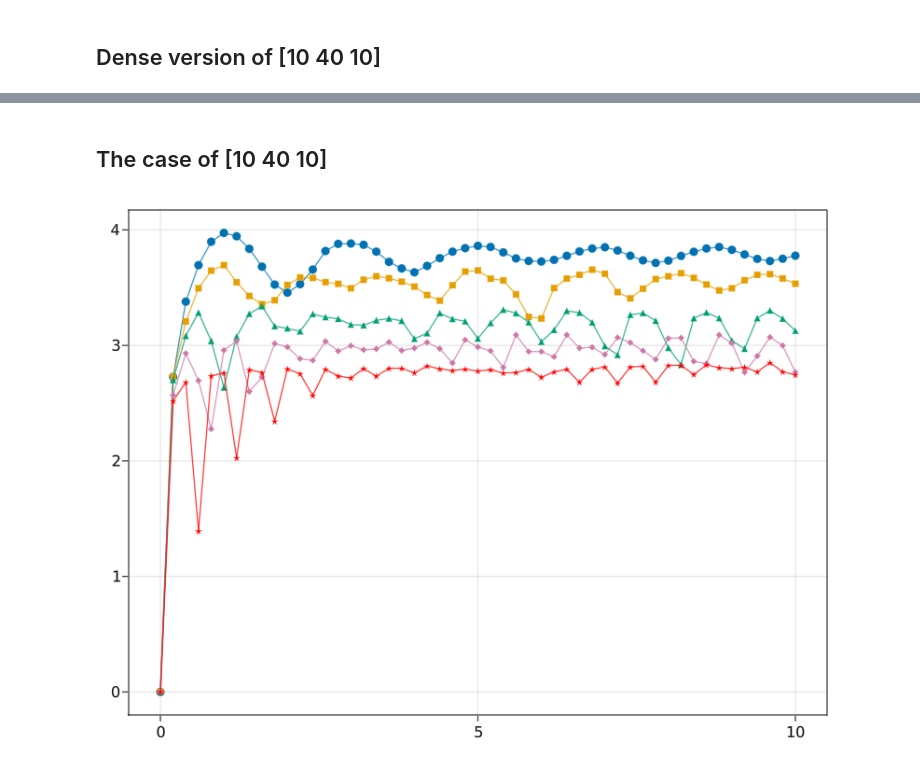
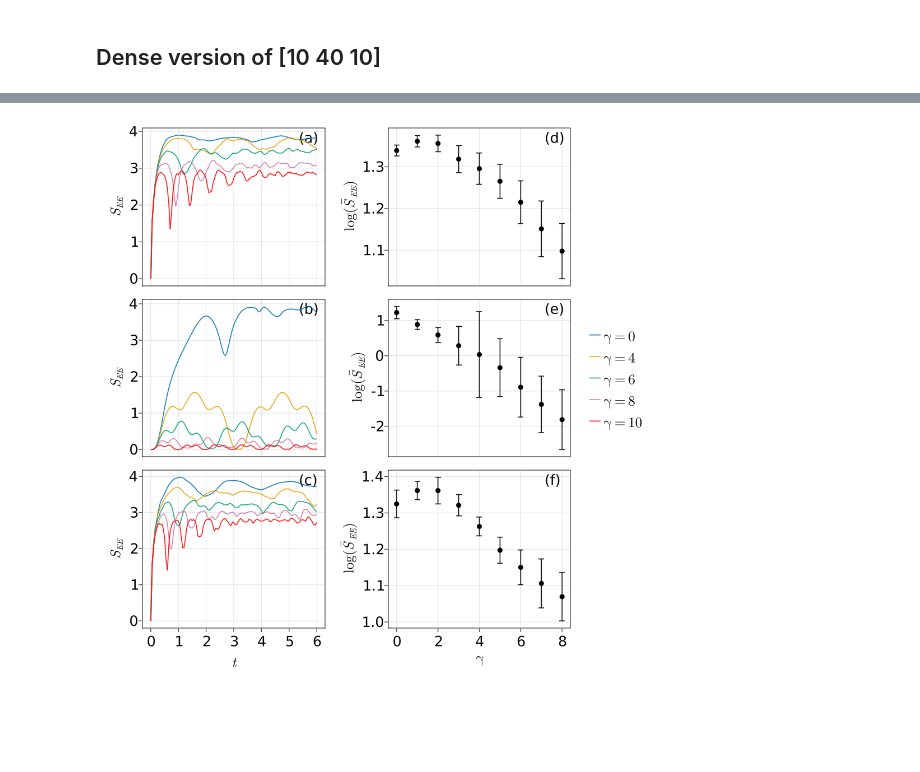
Before and after one commit to coolgas/chaos, a Jupyter notebook: generate_plots.ipynb, the cells around one changed output, grey strips where cells are left out. Drawn from its saved outputs; the diff is of its cells as text; code cells hidden in the pictures; blank space fills up the shorter version.

Commit message:
generate plot added

```diff
--- a/generate_plots.ipynb
+++ b/generate_plots.ipynb
@@ -2,4 +2,6 @@
 using GLMakie
 # %%
 ts = 0.0:0.05:6
+ts1 = 0.0:0.2:5
+gammas_new = 0.0:1:8
 # %% [output]
@@ -275,2 +189,0 @@ fig2
-# %% [markdown]
-## The case of [10 40 10]
@@ -318,10 +190,54 @@ end
-# %%
-fig3 = Figure()
-scatterlines(fig3[1,1], ts, evolEE0s_newnew, linewidth=1)
-scatterlines!(fig3[1,1], ts, evolEE4s_newnew, linewidth=1, marker=:rect)
-scatterlines!(fig3[1,1], ts, evolEE6s_newnew, linewidth=1, marker=:utriangle)
-scatterlines!(fig3[1,1], ts, evolEE8s_newnew, linewidth=1, marker=:diamond)
-scatterlines!(fig3[1,1], ts, evolEE10s_newnew,color=:red, linewidth=1, marker=:star5)
-fig3
-# %% [output]
-[figure, removed]
+# %%
+fontsize_theme = Theme(fontsize = 25)
+set_theme!(fontsize_theme)
+
+f = Figure(resolution=(1000,1000))
+ax1 = Axis(f[1,1], ylabel=L"S_{EE}")
+lines!(ax1, ts, evolEE0s, label=L"$\gamma=0$")
+lines!(ax1, ts, evolEE4s, label=L"$\gamma=4")
+lines!(ax1, ts, evolEE6s, label=L"$\gamma=6$")
+lines!(ax1, ts, evolEE8s, label=L"$\gamma=8")
+lines!(ax1, ts, evolEE10s, color="red", label=L"$\gamma=10$")
+hidexdecorations!(ax1,grid=false)
+Label(f[1, 1], "(a)", tellwidth=false, tellheight=false,valign = :top, halign = :left, padding = (280, 5, 5, 3))
+
+
+ax2 = Axis(f[2,1], ylabel=L"S_{EE}")
+lines!(ax2, ts, evolEE0s_new)
+lines!(ax2, ts, evolEE4s_new)
+lines!(ax2, ts, evolEE6s_new)
+lines!(ax2, ts, evolEE8s_new)
+lines!(ax2, ts, evolEE10s_new, color="red")
+hidexdecorations!(ax2,grid=false)
+Label(f[2, 1], "(b)", tellwidth=false, tellheight=false,valign = :top, halign = :left, padding = (280, 5, 5, 3))
+
+ax3 = Axis(f[3,1], xlabel=L"$t$", ylabel=L"S_{EE}")
+lines!(ax3, ts, evolEE0s_newnew)
+lines!(ax3, ts, evolEE4s_newnew)
+lines!(ax3, ts, evolEE6s_newnew)
+lines!(ax3, ts, evolEE8s_newnew)
+lines!(ax3, ts, evolEE10s_newnew, color="red")
+Label(f[3, 1], "(c)", tellwidth=false, tellheight=false,valign = :top, halign = :left, padding = (280, 5, 5, 3))
+
+ax4 = Axis(f[1,2], ylabel=L"\log(\bar{S}_{EE})")
+scatter!(ax4, gammas_new, log.(ave), color="black")
+errorbars!(gammas_new, log.(ave), std, whiskerwidth=10)
+hidexdecorations!(ax4,grid=false)
+Label(f[1, 2], "(d)", tellwidth=false, tellheight=false,valign = :top, halign = :left, padding = (280, 5, 5, 3))
+
+ax5 = Axis(f[2,2], ylabel=L"\log(\bar{S}_{EE})")
+scatter!(ax5, gammas_new, log.(ave_new), color="black")
+errorbars!(gammas_new, log.(ave_new), std_new, whiskerwidth=10)
+hidexdecorations!(ax5,grid=false)
+Label(f[2, 2], "(e)", tellwidth=false, tellheight=false,valign = :top, halign = :left, padding = (280, 5, 5, 3))
+
+ax6 = Axis(f[3,2], xlabel=L"$\gamma$", ylabel=L"\log(\bar{S}_{EE})")
+scatter!(ax6, gammas_new, log.(ave_newnew),  color="black")
+errorbars!(gammas_new, log.(ave_newnew), std_newnew, whiskerwidth=10)
+Label(f[3, 2], "(f)", tellwidth=false, tellheight=false,valign = :top, halign = :left, padding = (280, 5, 5, 3))
+
+f[:,3] = Legend(f, ax1, framevisible=false)
+
+f
+# %% [output]
+[figure, added]
```
Also changed, not shown: parts of 13 cells of this notebook, 17 other files.
